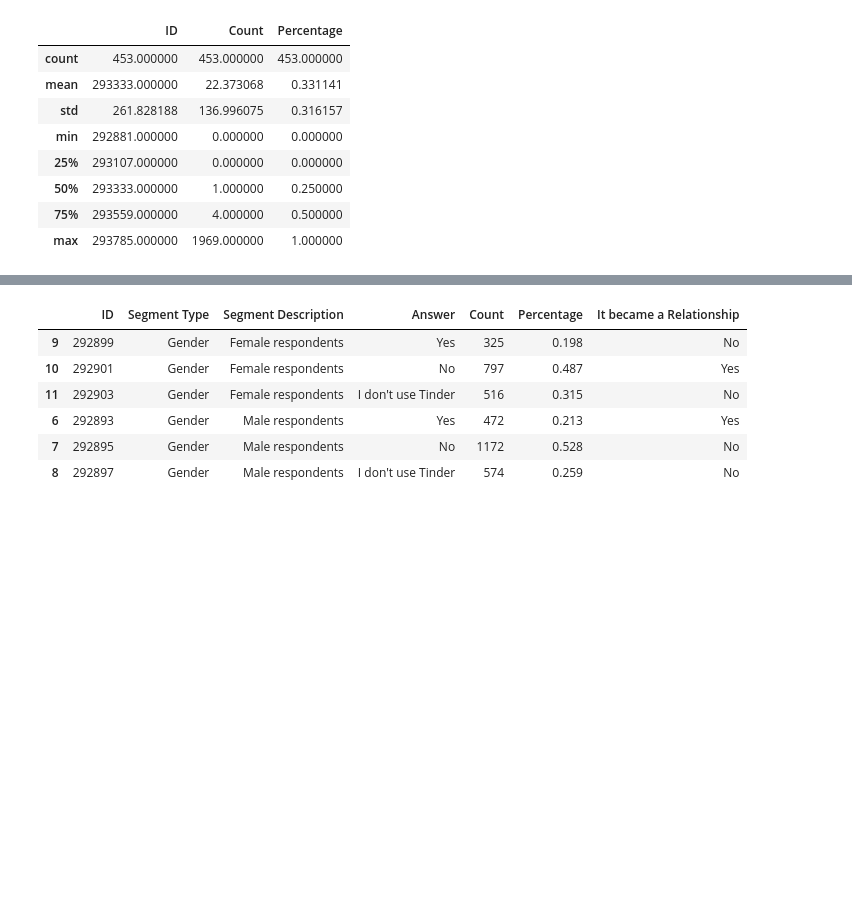
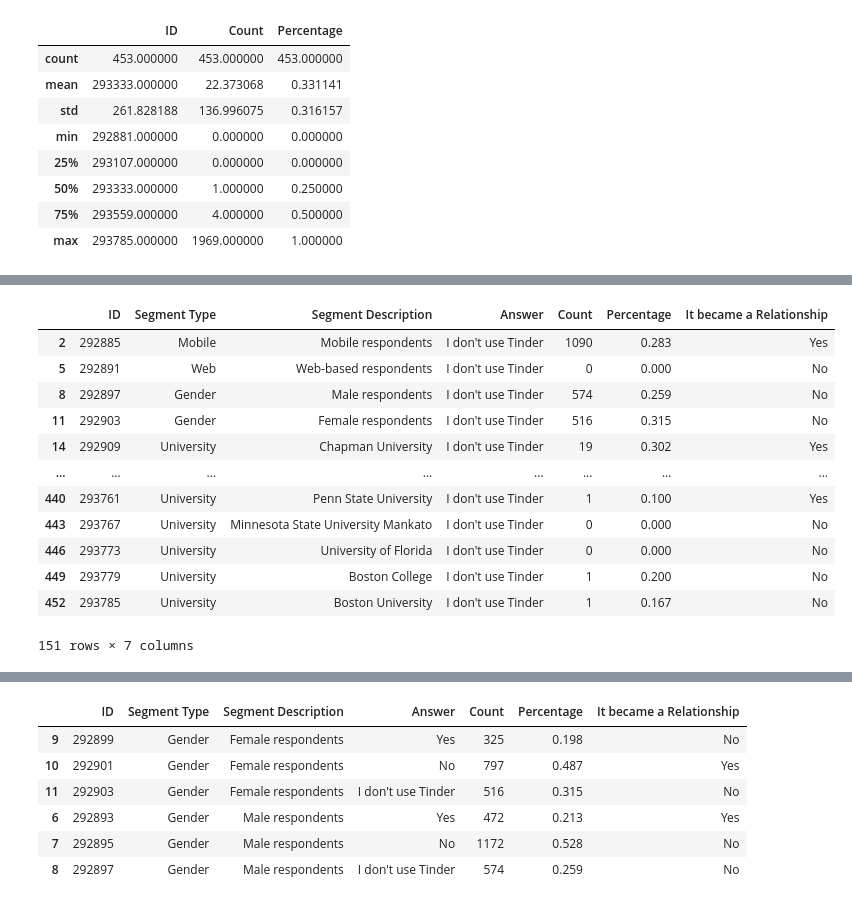
Before and after one commit to TheRealRango/KIorAI, a Jupyter notebook: KI-Project/Tinder/Tinder.ipynb, the cells around one changed output, grey strips where cells are left out. Saved outputs shown, nothing was run; the diff lists cells and outputs as text; code cells hidden in the pictures; blank space fills up the shorter version.

```diff
--- a/KI-Project/Tinder/Tinder.ipynb
+++ b/KI-Project/Tinder/Tinder.ipynb
@@ -32,0 +97,16 @@ df.describe()
+# %%
+dfUnsure
+# %% [output]
+|  | ID | Segment Type | Segment Description | Answer | Count | Percentage | It became a Relationship |
+| 2 | 292885 | Mobile | Mobile respondents | I don't use Tinder | 1090 | 0.283 | Yes |
+| 5 | 292891 | Web | Web-based respondents | I don't use Tinder | 0 | 0.000 | No |
+| 8 | 292897 | Gender | Male respondents | I don't use Tinder | 574 | 0.259 | No |
+| 11 | 292903 | Gender | Female respondents | I don't use Tinder | 516 | 0.315 | No |
+| 14 | 292909 | University | Chapman University | I don't use Tinder | 19 | 0.302 | Yes |
+| ... | ... | ... | ... | ... | ... | ... | ... |
+| 440 | 293761 | University | Penn State University | I don't use Tinder | 1 | 0.100 | Yes |
+| 443 | 293767 | University | Minnesota State University Mankato | I don't use Tinder | 0 | 0.000 | No |
+| 446 | 293773 | University | University of Florida | I don't use Tinder | 0 | 0.000 | No |
+| 449 | 293779 | University | Boston College | I don't use Tinder | 1 | 0.200 | No |
+| 452 | 293785 | University | Boston University | I don't use Tinder | 1 | 0.167 | No |
+151 rows × 7 columns
```
Also changed, not shown: parts of 50 cells of this notebook.
